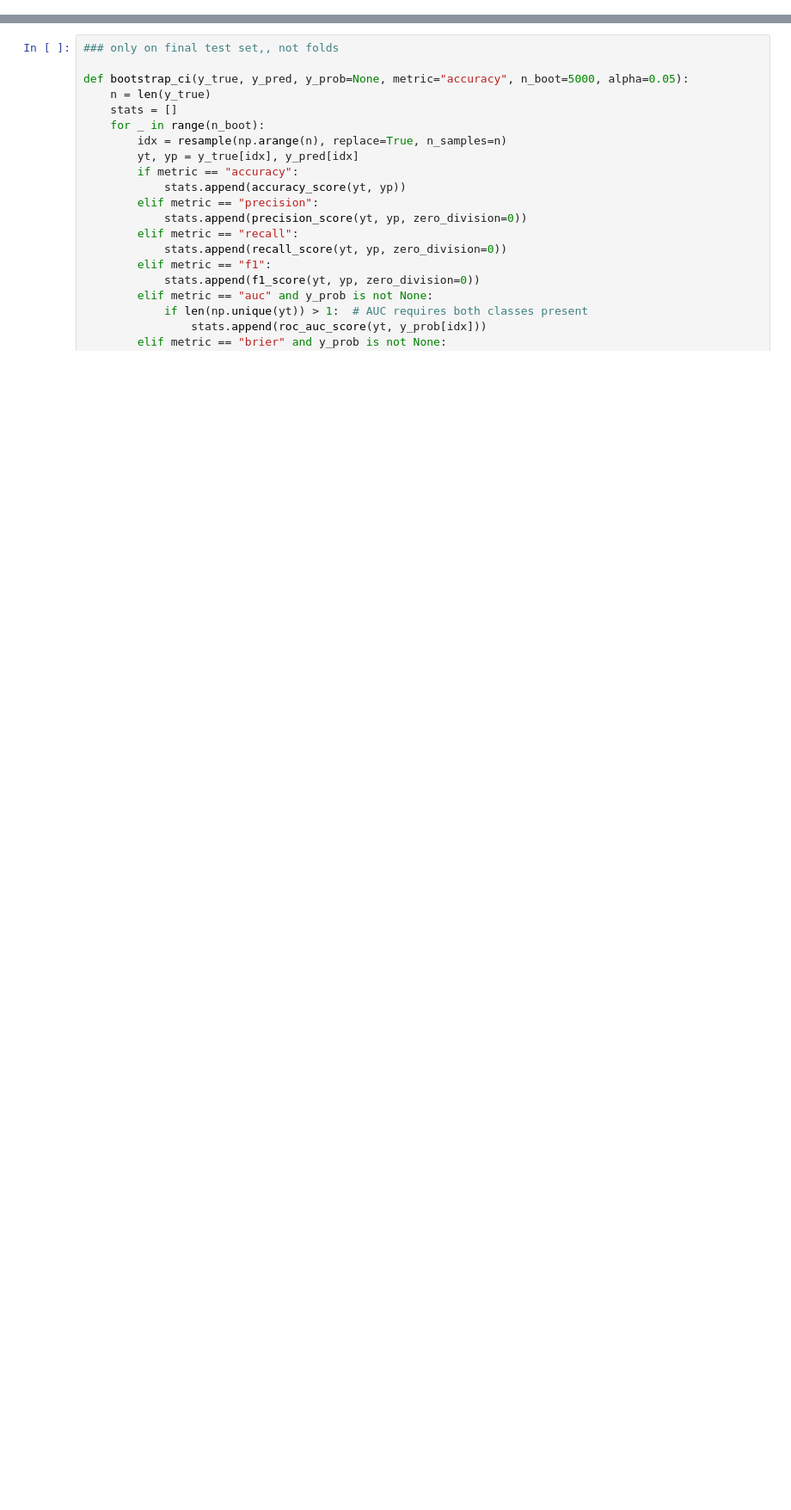
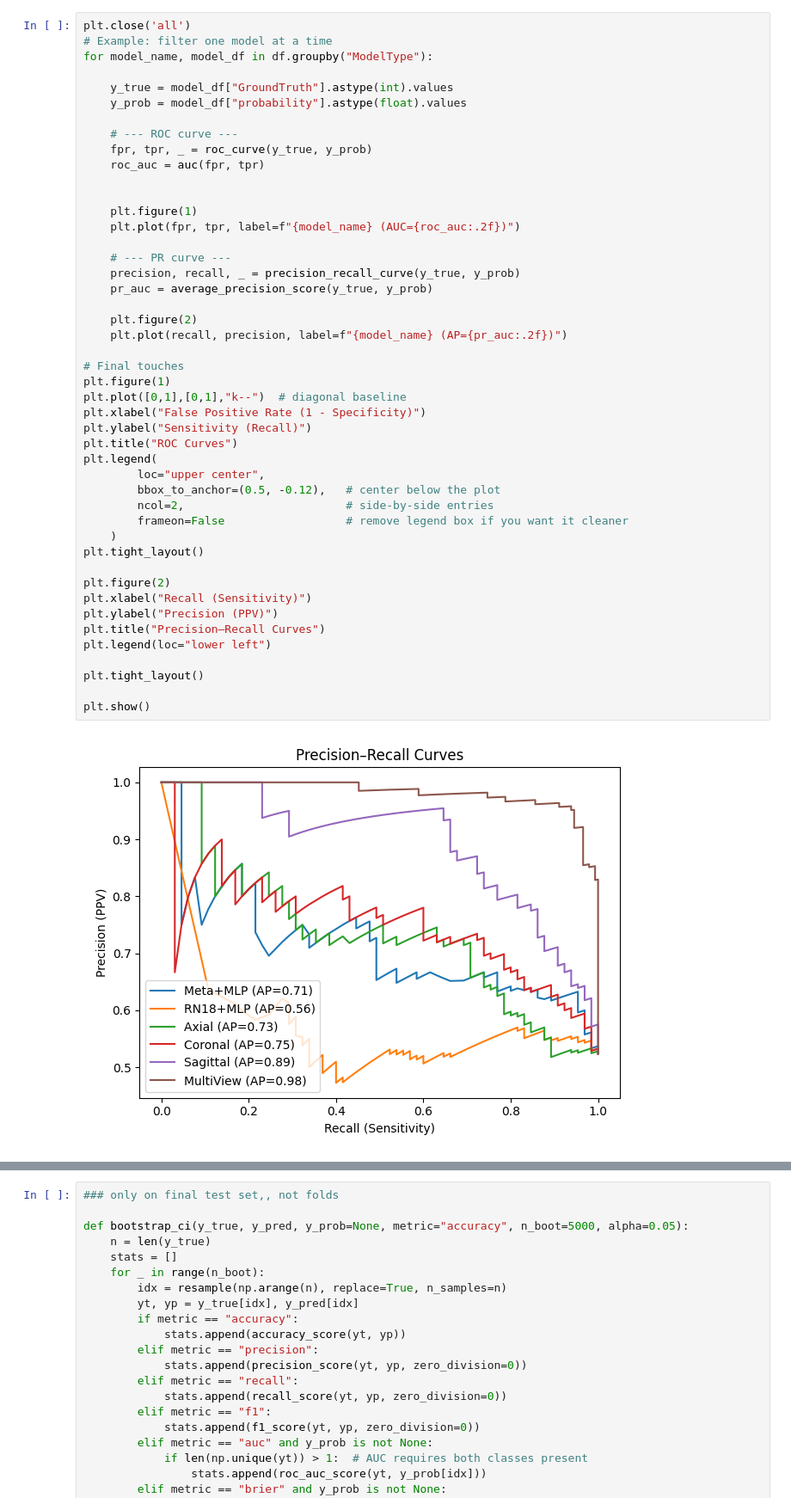
Before and after one commit to AbbaraS/MScDissertation, a Jupyter notebook: Suleima/analysis.ipynb, the cells around one changed output, grey strips where cells are left out. Shown: that part at 86% size. Cells and saved outputs as stored; diff of their text form; blank space fills up the shorter version.

```diff
--- a/Suleima/analysis.ipynb
+++ b/Suleima/analysis.ipynb
@@ -136,0 +203,48 @@ Specificity  0.957143  0.033220
+# %%
+plt.close('all')
+# Example: filter one model at a time
+for model_name, model_df in df.groupby("ModelType"):
+
+	y_true = model_df["GroundTruth"].astype(int).values
+	y_prob = model_df["probability"].astype(float).values
+
+	# --- ROC curve ---
+	fpr, tpr, _ = roc_curve(y_true, y_prob)
+	roc_auc = auc(fpr, tpr)
+
+
+	plt.figure(1)
+	plt.plot(fpr, tpr, label=f"{model_name} (AUC={roc_auc:.2f})")
+
+	# --- PR curve ---
+	precision, recall, _ = precision_recall_curve(y_true, y_prob)
+	pr_auc = average_precision_score(y_true, y_prob)
+
+	plt.figure(2)
+	plt.plot(recall, precision, label=f"{model_name} (AP={pr_auc:.2f})")
+
+# Final touches
+plt.figure(1)
+plt.plot([0,1],[0,1],"k--")  # diagonal baseline
+plt.xlabel("False Positive Rate (1 - Specificity)")
+plt.ylabel("Sensitivity (Recall)")
+plt.title("ROC Curves")
+plt.legend(
+		loc="upper center",
+		bbox_to_anchor=(0.5, -0.12),   # center below the plot
+		ncol=2,                        # side-by-side entries
+		frameon=False                  # remove legend box if you want it cleaner
+	)
+plt.tight_layout()
+
+plt.figure(2)
+plt.xlabel("Recall (Sensitivity)")
+plt.ylabel("Precision (PPV)")
+plt.title("Precision–Recall Curves")
+plt.legend(loc="lower left")
+
+plt.tight_layout()
+
+plt.show()
+# %% [output]
+[figure, added]
```
Also changed, not shown: parts of 12 cells of this notebook, 10 other files.
